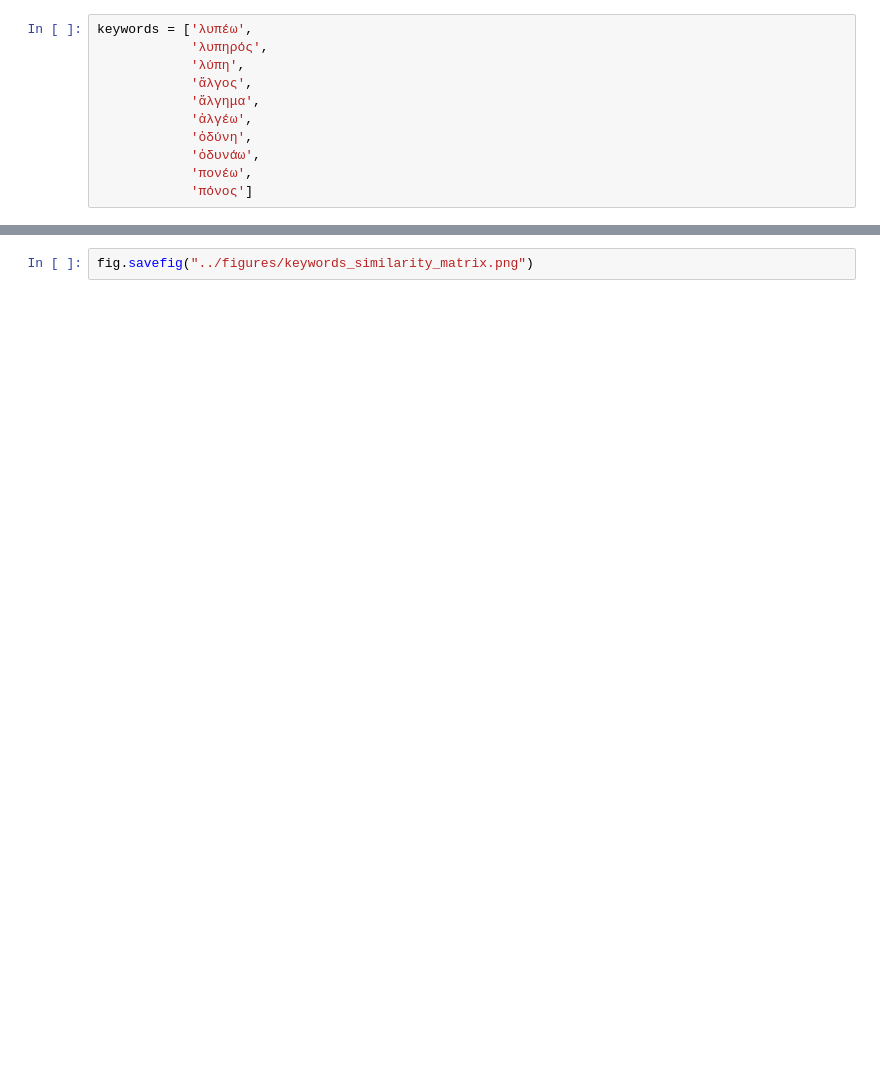
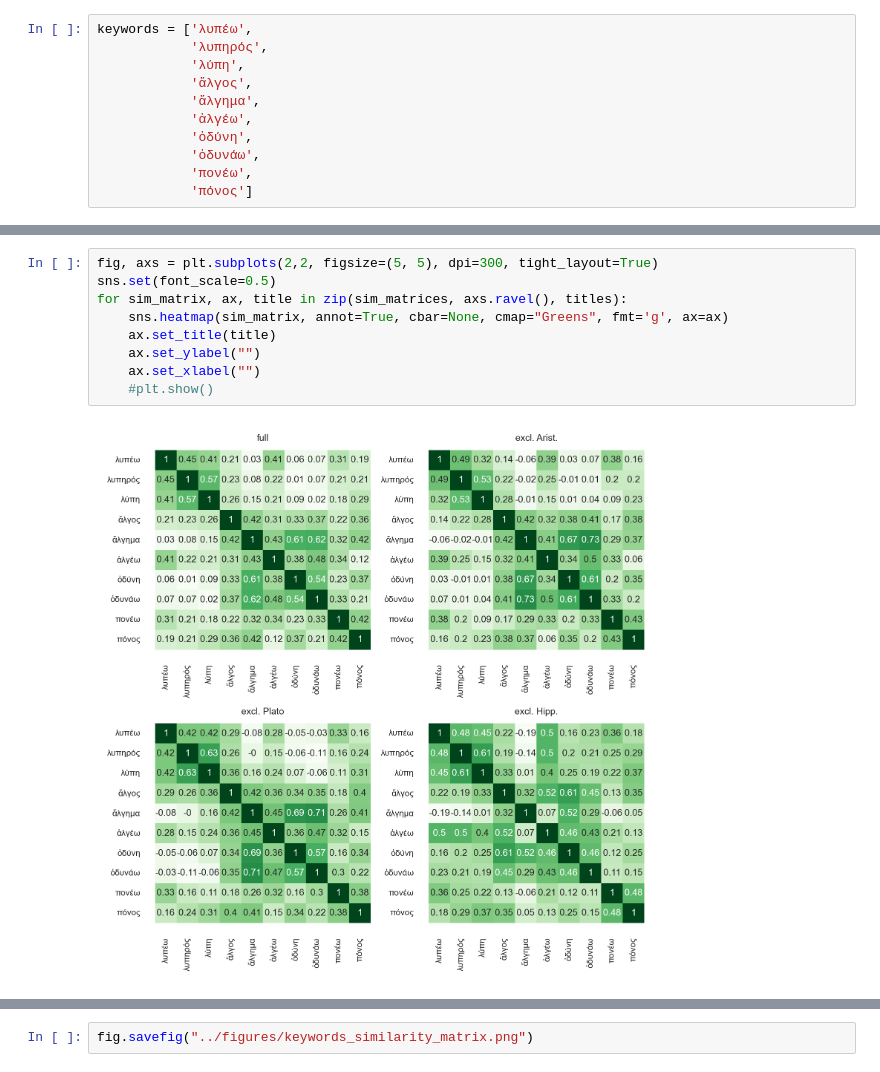
Before and after one commit to kasev/PIPA, a Jupyter notebook: scripts/4_EXPLORING-VECTORS.ipynb, the cells around one changed output, grey strips where cells are left out. Saved outputs shown, nothing was run; the diff lists cells and outputs as text; blank space fills up the shorter version.

```diff
--- a/scripts/4_EXPLORING-VECTORS.ipynb
+++ b/scripts/4_EXPLORING-VECTORS.ipynb
@@ -87,0 +158,11 @@ plt.show()
+# %%
+fig, axs = plt.subplots(2,2, figsize=(5, 5), dpi=300, tight_layout=True)
+sns.set(font_scale=0.5)
+for sim_matrix, ax, title in zip(sim_matrices, axs.ravel(), titles):
+    sns.heatmap(sim_matrix, annot=True, cbar=None, cmap="Greens", fmt='g', ax=ax)
+    ax.set_title(title)
+    ax.set_ylabel("")
+    ax.set_xlabel("")
+    #plt.show()
+# %% [output]
+[figure, added]
```
Also changed, not shown: parts of 18 cells of this notebook, 8 other files.
